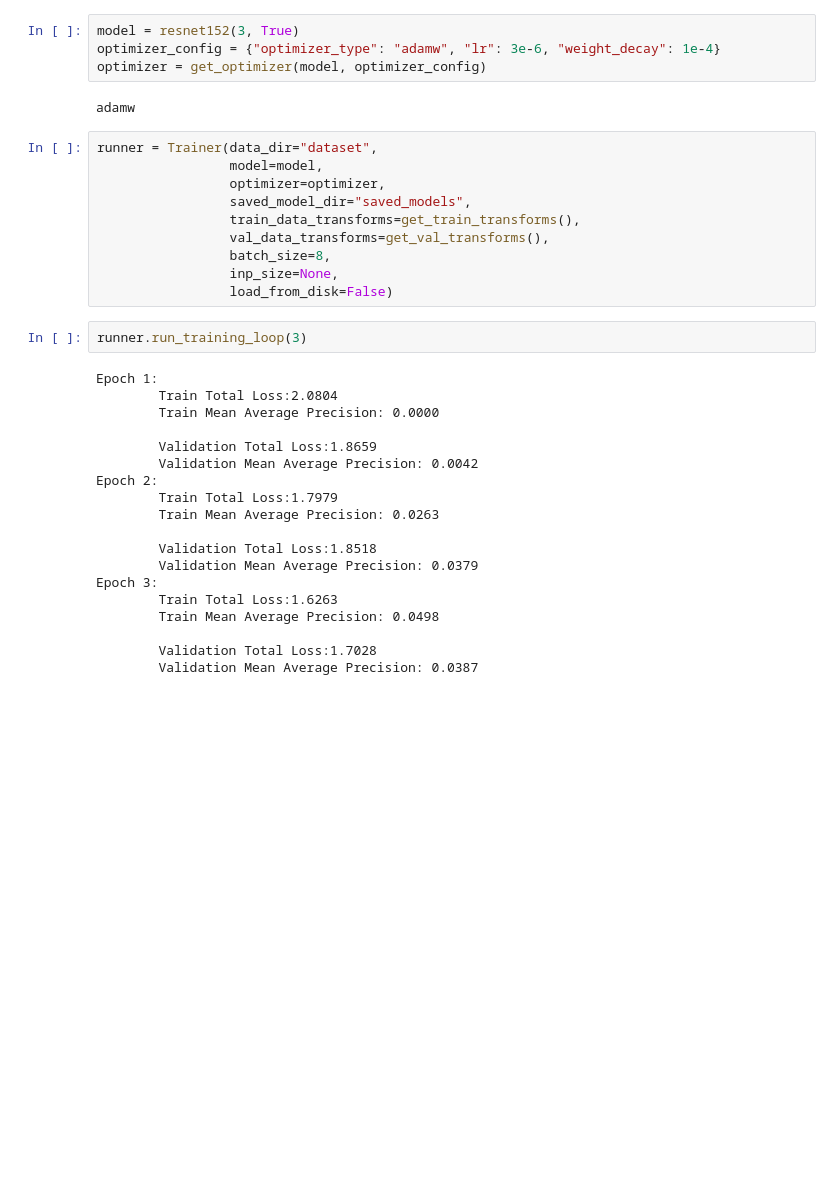
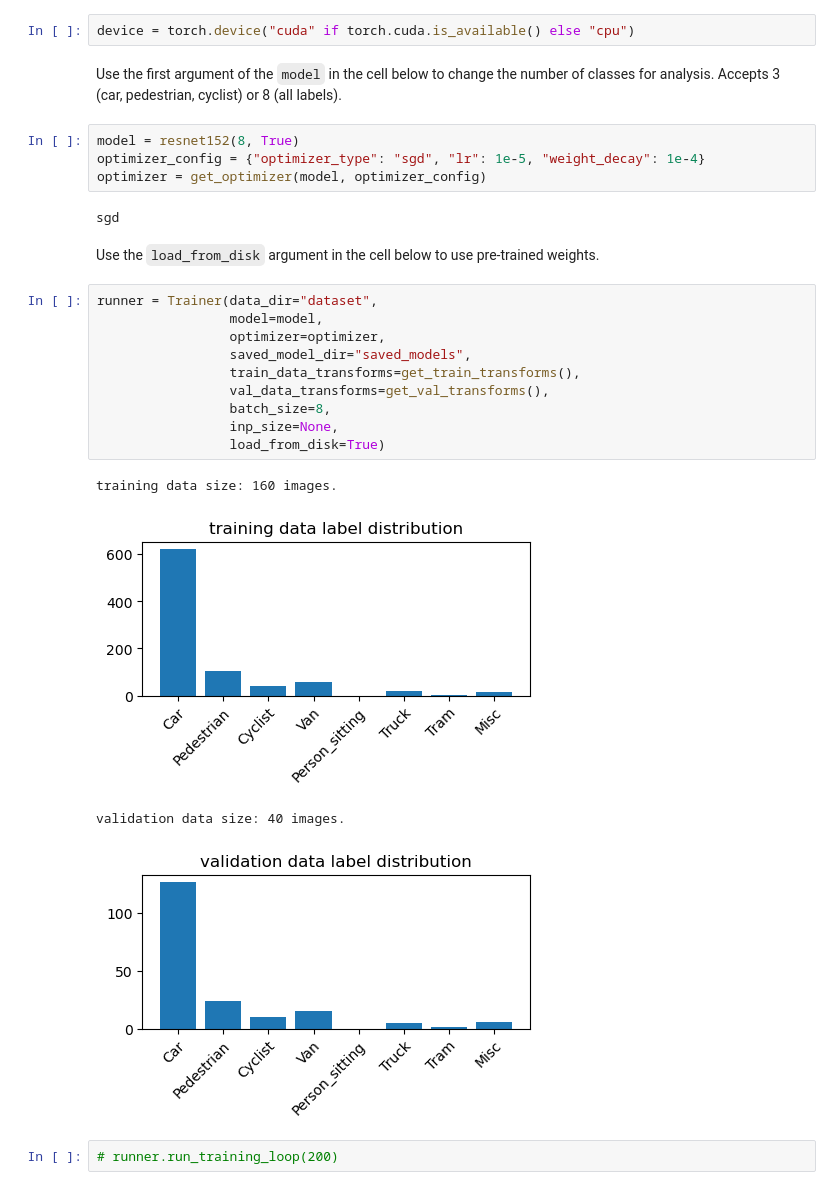
Before and after one commit to ShuvoNewaz/2D-Object-Detection-KITTI, a Jupyter notebook: notebook.ipynb, the cells around one changed output. Saved outputs shown, nothing was run; the diff lists cells and outputs as text; blank space fills up the shorter version.

```diff
--- a/notebook.ipynb
+++ b/notebook.ipynb
@@ -14,41 +21,33 @@ warnings.filterwarnings("ignore")
 
 %load_ext autoreload
 %autoreload 2
+# %%
+device = torch.device("cuda" if torch.cuda.is_available() else "cpu")
+# %% [markdown]
+Use the first argument of the `model` in the cell below to change the number of classes for analysis. Accepts 3 (car, pedestrian, cyclist) or 8 (all labels).
 # %%
-model = resnet152(3, True)
-optimizer_config = {"optimizer_type": "adamw", "lr": 3e-6, "weight_decay": 1e-4}
+model = resnet152(8, True)
+optimizer_config = {"optimizer_type": "sgd", "lr": 1e-5, "weight_decay": 1e-4}
 optimizer = get_optimizer(model, optimizer_config)
 # %% [output]
-adamw
+sgd
+# %% [markdown]
+Use the `load_from_disk` argument in the cell below to use pre-trained weights.
 # %%
 runner = Trainer(data_dir="dataset",
                  model=model,
                  optimizer=optimizer,
                  saved_model_dir="saved_models",
                  train_data_transforms=get_train_transforms(),
                  val_data_transforms=get_val_transforms(),
                  batch_size=8,
                  inp_size=None,
-                 load_from_disk=False)
+                 load_from_disk=True)
+# %% [output]
+training data size: 160 images.
+[figure, added]
+validation data size: 40 images.
+[figure, added]
-# %%
-runner.run_training_loop(3)
-# %% [output]
-Epoch 1:
-        Train Total Loss:2.0804
-        Train Mean Average Precision: 0.0000
-
-        Validation Total Loss:1.8659
-        Validation Mean Average Precision: 0.0042
-Epoch 2:
-        Train Total Loss:1.7979
-        Train Mean Average Precision: 0.0263
-
-        Validation Total Loss:1.8518
-        Validation Mean Average Precision: 0.0379
-Epoch 3:
-        Train Total Loss:1.6263
-        Train Mean Average Precision: 0.0498
-
-        Validation Total Loss:1.7028
-        Validation Mean Average Precision: 0.0387
+# %%
+# runner.run_training_loop(200)
 # %%
```
Also changed, not shown: parts of 5 cells of this notebook, 16 other files.
